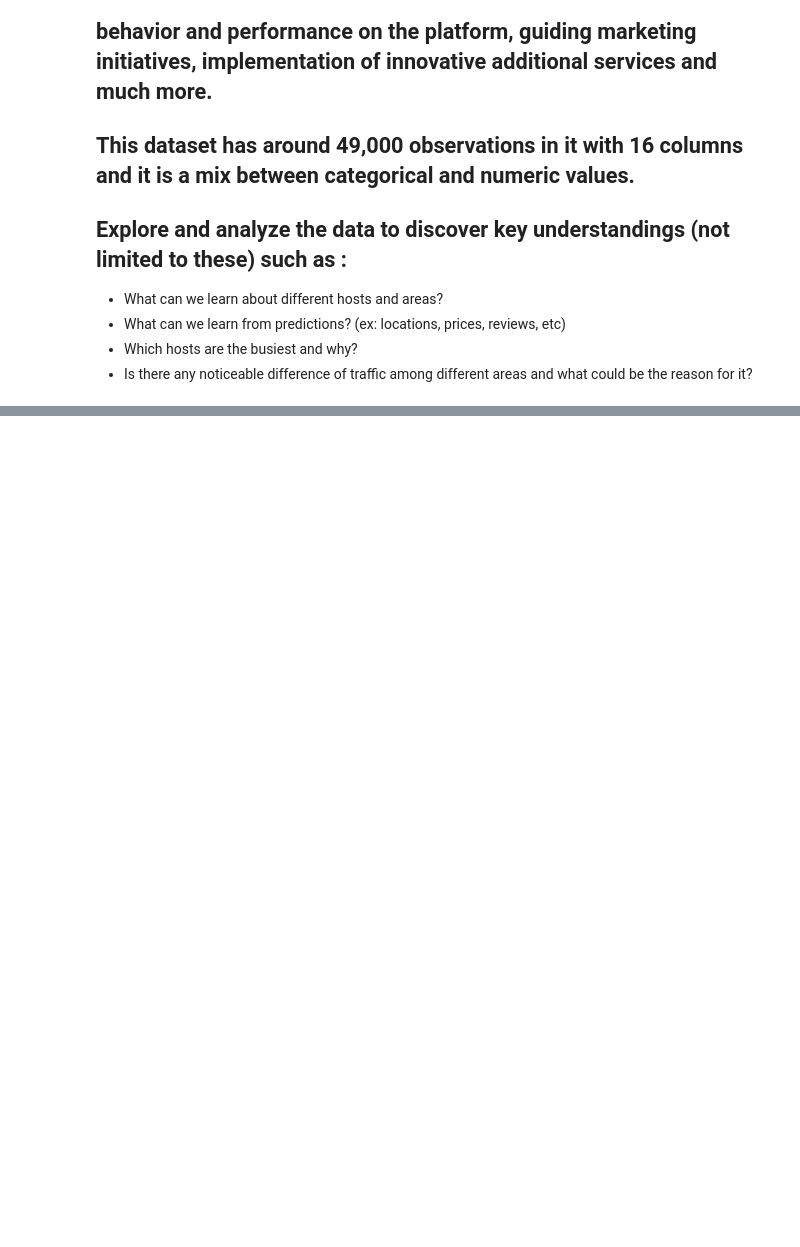
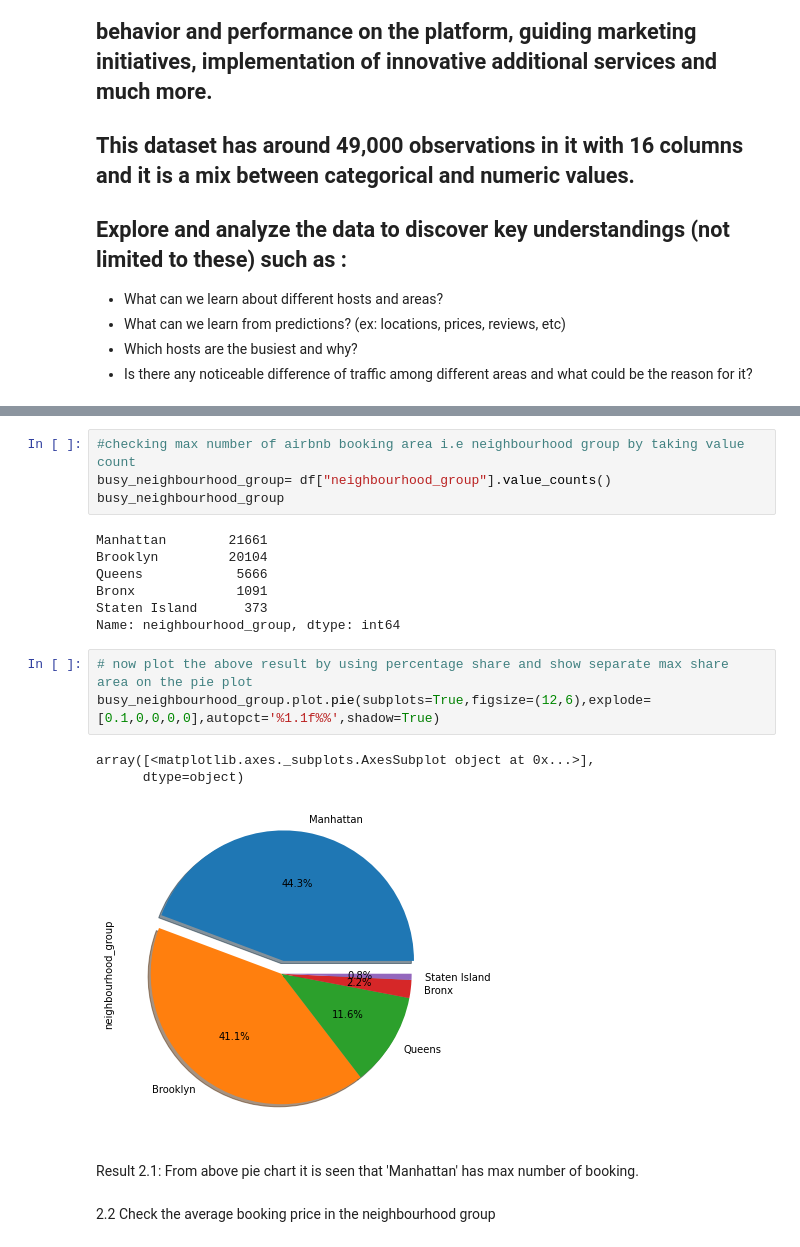
Before and after one commit to osama-ansari140/Airbnb_NYC_Data_Analysis, a Jupyter notebook: Osama_Ansari_Airbnb_Bookings_Analysis_Capstone_Project.ipynb, the cells around one changed output, grey strips where cells are left out. Saved outputs shown, nothing was run; the diff lists cells and outputs as text; blank space fills up the shorter version.

```diff
--- a/Osama_Ansari_Airbnb_Bookings_Analysis_Capstone_Project.ipynb
+++ b/Osama_Ansari_Airbnb_Bookings_Analysis_Capstone_Project.ipynb
@@ -364,0 +258,22 @@ memory usage: 6.0+ MB
+# %%
+#checking max number of airbnb booking area i.e neighbourhood group by taking value count
+busy_neighbourhood_group= df["neighbourhood_group"].value_counts()
+busy_neighbourhood_group
+# %% [output]
+Manhattan        21661
+Brooklyn         20104
+Queens            5666
+Bronx             1091
+Staten Island      373
+Name: neighbourhood_group, dtype: int64
+# %%
+# now plot the above result by using percentage share and show separate max share area on the pie plot
+busy_neighbourhood_group.plot.pie(subplots=True,figsize=(12,6),explode=[0.1,0,0,0,0],autopct='%1.1f%%',shadow=True)
+# %% [output]
+array([<matplotlib.axes._subplots.AxesSubplot object at 0x...>],
+      dtype=object)
+[figure, added]
+# %% [markdown]
+Result 2.1: From above pie chart it is seen that 'Manhattan' has max number of booking.
+# %% [markdown]
+2.2 Check the average booking price in the neighbourhood group
```
Also changed, not shown: parts of 101 cells of this notebook.
